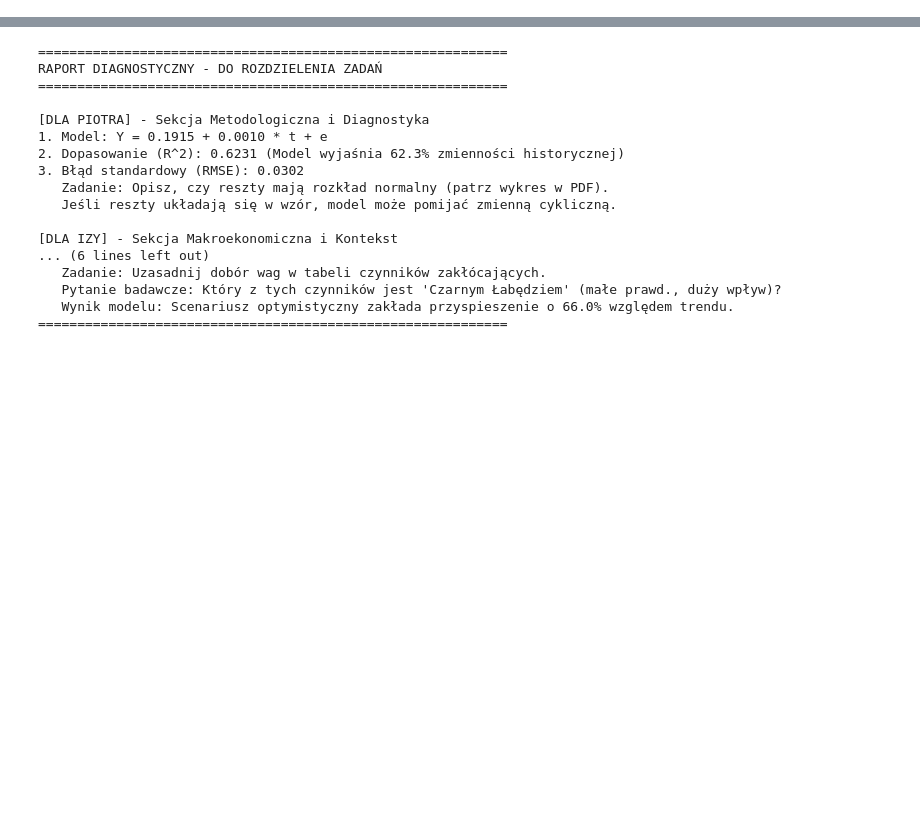
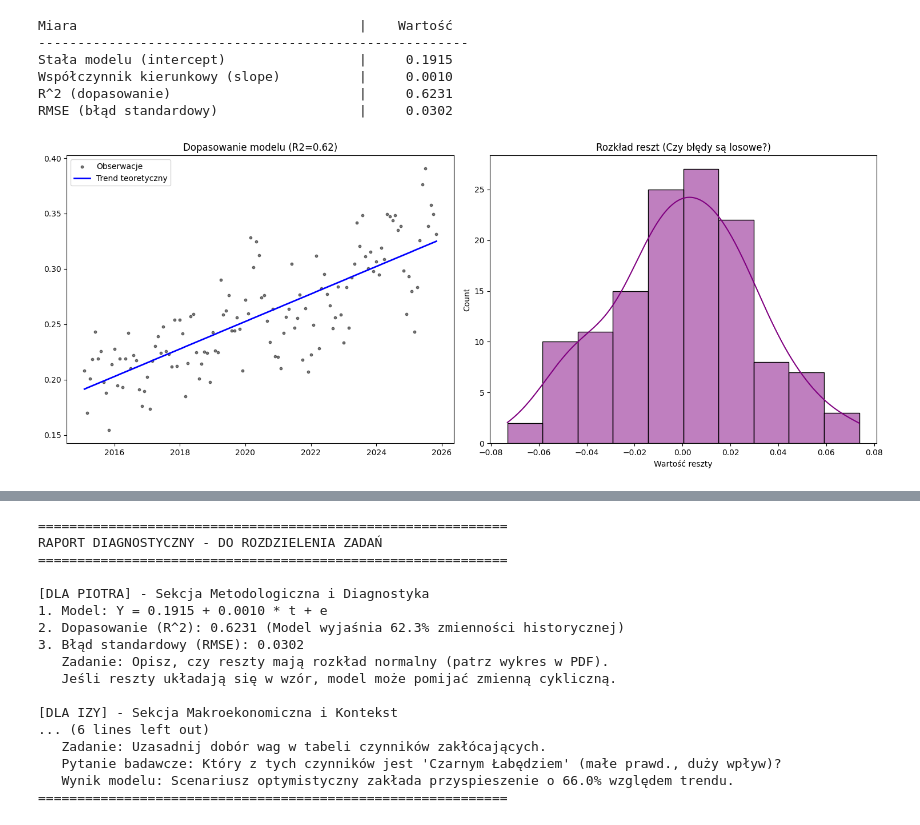
Before and after one commit to PWIS11/prog_zaawansowane, a Jupyter notebook: zadanie2/Zaawansowane_Prognozowanie_Zadanie2.ipynb, the cells around one changed output, grey strips where cells are left out. Saved outputs shown, nothing was run; the diff lists cells and outputs as text; code cells hidden in the pictures; blank space fills up the shorter version.

```diff
--- a/zadanie2/Zaawansowane_Prognozowanie_Zadanie2.ipynb
+++ b/zadanie2/Zaawansowane_Prognozowanie_Zadanie2.ipynb
@@ -56,0 +85,54 @@ intercept = model.intercept_
+# %%
+# ==============================================================================
+# 1.1. Estymacja i Diagnostyka
+# ==============================================================================
+X = df[['time_index']]
+y = df[ZMIENNA_OBJASNIANA]
+
+model = LinearRegression()
+model.fit(X, y)
+
+# Predykcja i błędy
+y_pred = model.predict(X)
+residuals = y - y_pred
+
+# Metryki
+r2 = r2_score(y, y_pred)
+rmse = np.sqrt(mean_squared_error(y, y_pred))
+slope = model.coef_[0]
+intercept = model.intercept_
+
+print(f"{'Miara':40} | {'Wartość':>10}")
+print("-" * 55)
+print(f"{'Stała modelu (intercept)':40} | {intercept:10.4f}")
+print(f"{'Współczynnik kierunkowy (slope)':40} | {slope:10.4f}")
+print(f"{'R^2 (dopasowanie)':40} | {r2:10.4f}")
+print(f"{'RMSE (błąd standardowy)':40} | {rmse:10.4f}")
+
+
+# ==============================================================================
+# WIZUALIZACJA DIAGNOSTYCZNA
+# ==============================================================================
+fig, (ax1, ax2) = plt.subplots(1, 2, figsize=(15, 6))
+
+# Wykres 1: Dopasowanie
+ax1.scatter(df['date'], df['res_share'], s=10, color='black', alpha=0.5, label='Obserwacje')
+ax1.plot(df['date'], y_pred, color='blue', linewidth=2, label='Trend teoretyczny')
+ax1.set_title(f"Dopasowanie modelu (R2={r2:.2f})")
+ax1.legend()
+
+# Wykres 2: Reszty
+sns.histplot(residuals, kde=True, ax=ax2, color='purple')
+ax2.set_title("Rozkład reszt (Czy błędy są losowe?)")
+ax2.set_xlabel("Wartość reszty")
+
+plt.tight_layout()
+plt.show()
+# %% [output]
+Miara                                    |    Wartość
+-------------------------------------------------------
+Stała modelu (intercept)                 |     0.1915
+Współczynnik kierunkowy (slope)          |     0.0010
+R^2 (dopasowanie)                        |     0.6231
+RMSE (błąd standardowy)                  |     0.0302
+[figure, added]
```
Also changed, not shown: parts of 18 cells of this notebook.
